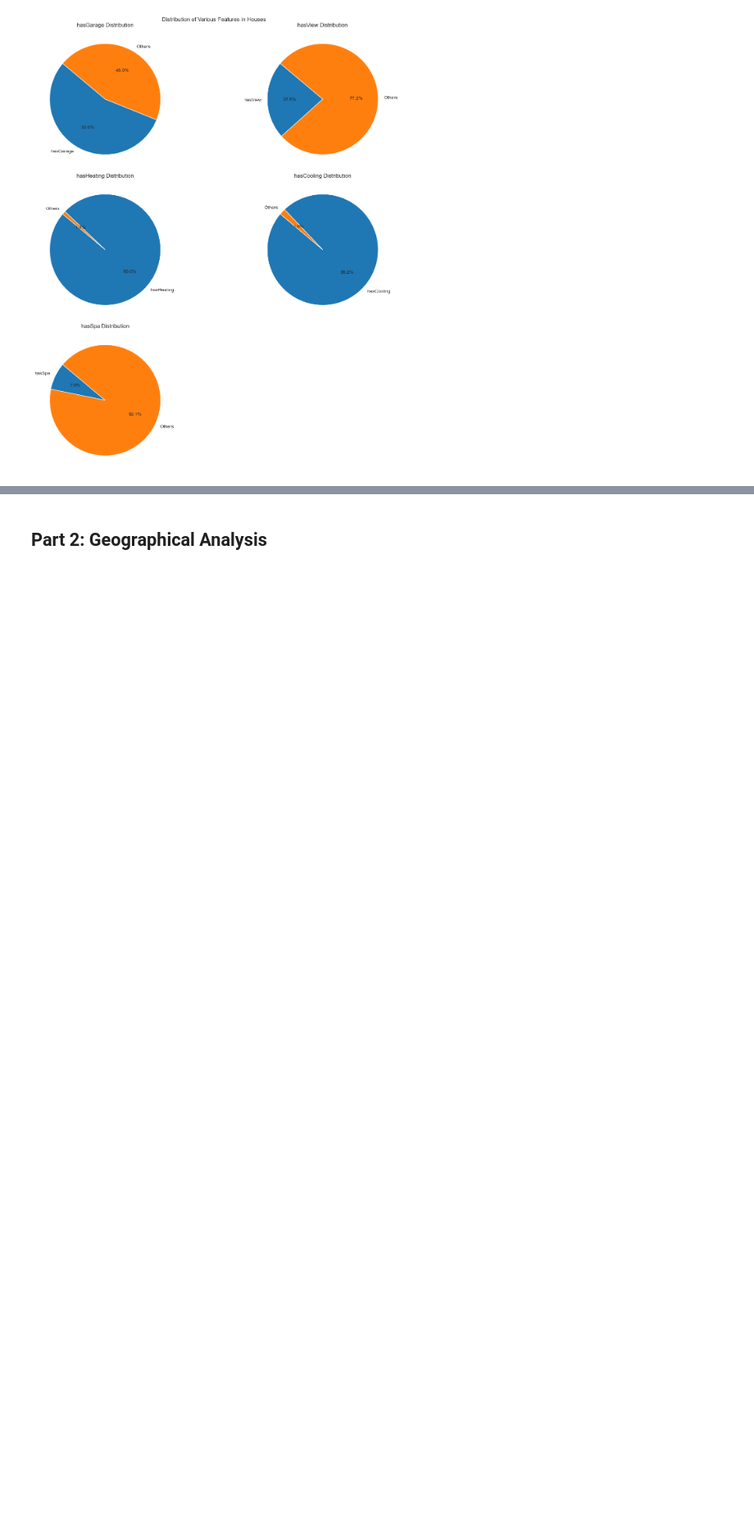
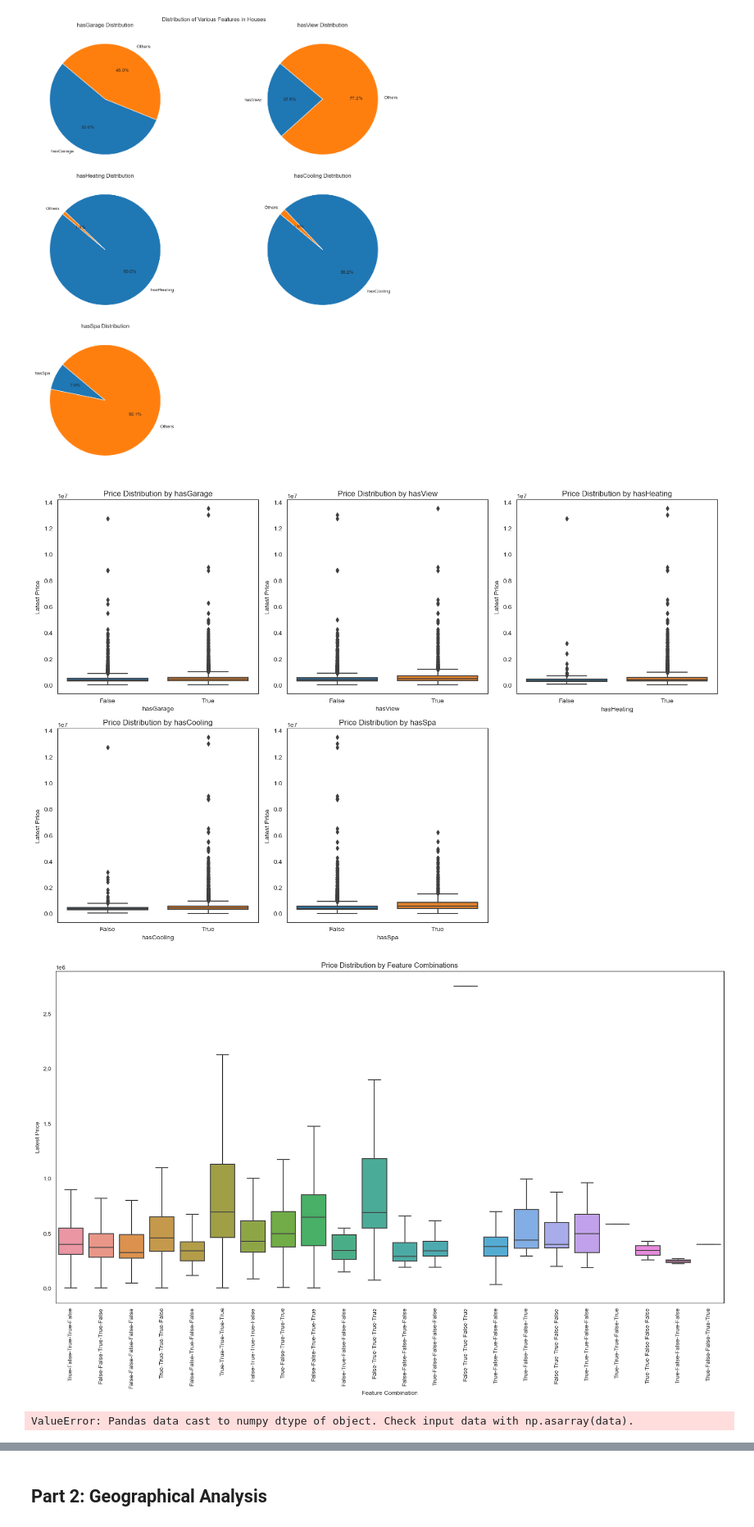
Before and after one commit to steve-yuan-8276/machine_learning, a Jupyter notebook: Austin _housing_Price/austin_housing_price_prediction.ipynb, the cells around one changed output, grey strips where cells are left out. Shown at 82% size. Drawn from its saved outputs; the diff is of its cells as text; code cells hidden in the pictures; blank space fills up the shorter version.

```diff
--- a/Austin _housing_Price/austin_housing_price_prediction.ipynb
+++ b/Austin _housing_Price/austin_housing_price_prediction.ipynb
@@ -313,3 +449,59 @@ plt.savefig('./outputs/Distribution of Various Features in Houses(Combined pie c
 plt.show()
 # %% [output]
 [figure]
+# %%
+import statsmodels.api as sm
+
+# Copy the original data
+selected_data = raw_data.copy()
+
+# Select features for analysis
+features = ['hasGarage', 'hasView', 'hasHeating', 'hasCooling', 'hasSpa']
+
+# Ensure all features are numeric
+selected_data[features] = selected_data[features].apply(pd.to_numeric, errors='coerce')
+selected_data['latestPrice'] = pd.to_numeric(selected_data['latestPrice'], errors='coerce')
+
+# Drop rows with NaN values in selected features or latestPrice
+selected_data.dropna(subset=features + ['latestPrice'], inplace=True)
+
+# Analysis of the relationship between individual features and house prices
+plt.figure(figsize=(15, 10))
+for i, feature in enumerate(features, 1):
+    plt.subplot(2, 3, i)
+    sns.boxplot(x=feature, y='latestPrice', data=selected_data)
+    plt.title(f'Price Distribution by {feature}')
+    plt.xlabel(feature)
+    plt.ylabel('Latest Price')
+plt.tight_layout()
+plt.show()
+
+# Analysis of the relationship between feature combinations and house prices
+# Create a column that contains all feature combinations
+selected_data['feature_combination'] = selected_data[features].astype(str).agg('-'.join, axis=1)
+
+plt.figure(figsize=(20, 10))
+sns.boxplot(x='feature_combination', y='latestPrice', data=selected_data, showfliers=False)
+plt.title('Price Distribution by Feature Combinations')
+plt.xlabel('Feature Combination')
+plt.ylabel('Latest Price')
+plt.xticks(rotation=90)
+plt.show()
+
+# Multivariable regression analysis
+# Select features and target variable
+X = selected_data[features]
+y = selected_data['latestPrice']
+
+# Add a constant column for regression analysis
+X = sm.add_constant(X)
+
+# Create regression model and fit it
+model = sm.OLS(y, X).fit()
+
+# Output regression analysis results
+print(model.summary())
+# %% [output]
+[figure, added]
+[figure, added]
+ValueError: Pandas data cast to numpy dtype of object. Check input data with np.asarray(data).
```
Also changed, not shown: parts of 17 cells of this notebook, 6 other files.
